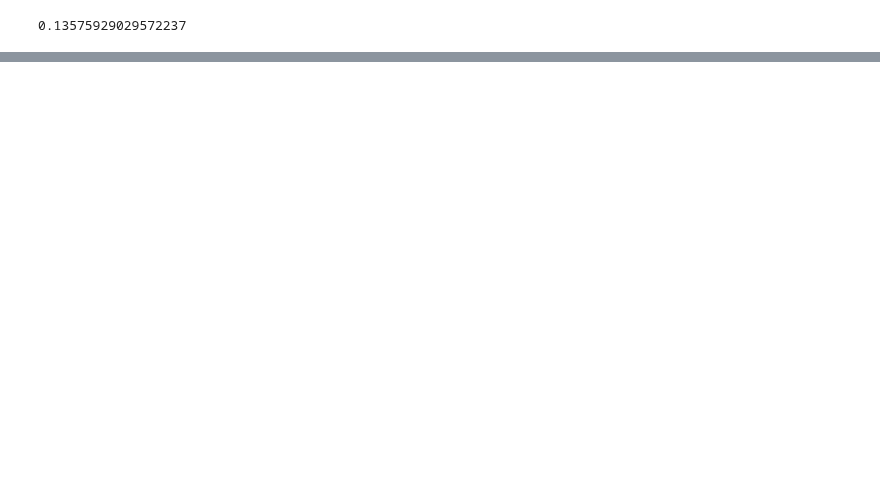
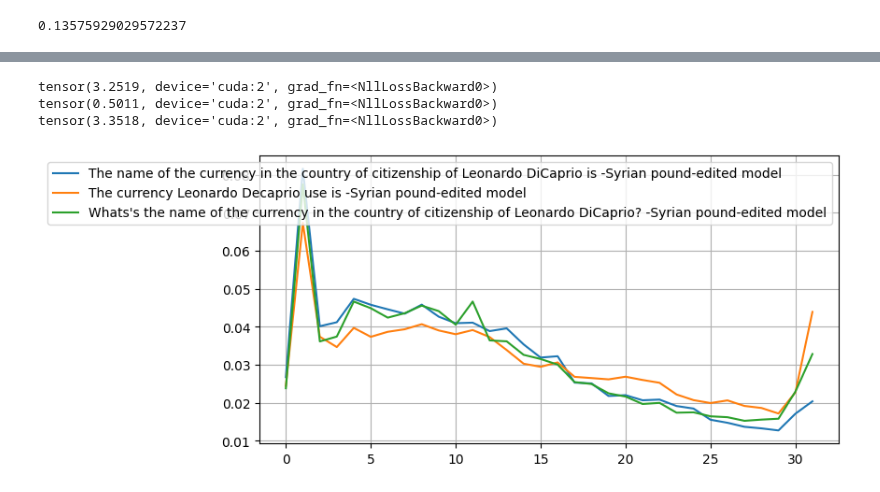
Before and after one commit to JiaxinQin0814/Ripple_Effect_Analysis, a Jupyter notebook: factors_experiments/gradient_distribution.ipynb, the cells around one changed output, grey strips where cells are left out. Saved outputs shown, nothing was run; the diff lists cells and outputs as text; code cells hidden in the pictures; blank space fills up the shorter version.

```diff
--- a/factors_experiments/gradient_distribution.ipynb
+++ b/factors_experiments/gradient_distribution.ipynb
@@ -105,0 +110,36 @@ print(KL_divergence)
+# %%
+x = [i for i in range(32)]
+plt.figure(figsize=(8,4))
+
+context = test_data[0]['compositional_I_problems'][0]['compositional_query']['prompt']+" "
+
+
+target = test_data[0]['compositional_I_problems'][0]['compositional_query']['answer']
+model_gradients,loss = calculate_gradient(model_edited,tokenizer,context + target,target,plot=False)
+L1_4 = [model_gradients[param].norm(p=1).item() for param in model_gradients if "down_proj" in param]
+L1_standard_4 = [x/sum(L1_4) for x in L1_4]
+plt.plot(x, L1_standard_4, linestyle='-',label=f"{context}-{target}-edited model")
+
+context = "The currency Leonardo Decaprio use is "
+target = test_data[0]['compositional_I_problems'][0]['compositional_query']['answer']
+model_gradients,loss = calculate_gradient(model_edited,tokenizer,context + target,target,plot=False)
+L1_4 = [model_gradients[param].norm(p=1).item() for param in model_gradients if "down_proj" in param]
+L1_standard_4 = [x/sum(L1_4) for x in L1_4]
+plt.plot(x, L1_standard_4, linestyle='-',label=f"{context}-{target}-edited model")
+
+context = "Whats's the name of the currency in the country of citizenship of Leonardo DiCaprio? "
+target = test_data[0]['compositional_I_problems'][0]['compositional_query']['answer']
+model_gradients,loss = calculate_gradient(model_edited,tokenizer,context + target,target,plot=False)
+L1_4 = [model_gradients[param].norm(p=1).item() for param in model_gradients if "down_proj" in param]
+L1_standard_4 = [x/sum(L1_4) for x in L1_4]
+plt.plot(x, L1_standard_4, linestyle='-',label=f"{context}-{target}-edited model")
+
+plt.legend()
+plt.grid()
+# plt.title(f"{context}-original model")
+plt.show()
+# %% [output]
+tensor(3.2519, device='cuda:2', grad_fn=<NllLossBackward0>)
+tensor(0.5011, device='cuda:2', grad_fn=<NllLossBackward0>)
+tensor(3.3518, device='cuda:2', grad_fn=<NllLossBackward0>)
+[figure, added]
```
Also changed, not shown: parts of 6 cells of this notebook, 8 other files.
